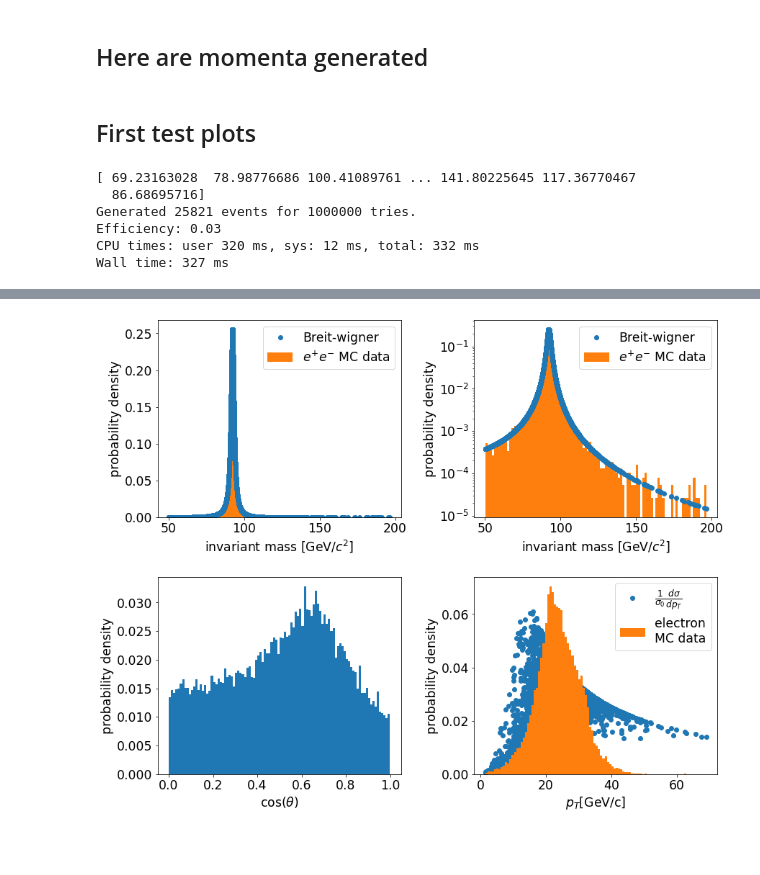
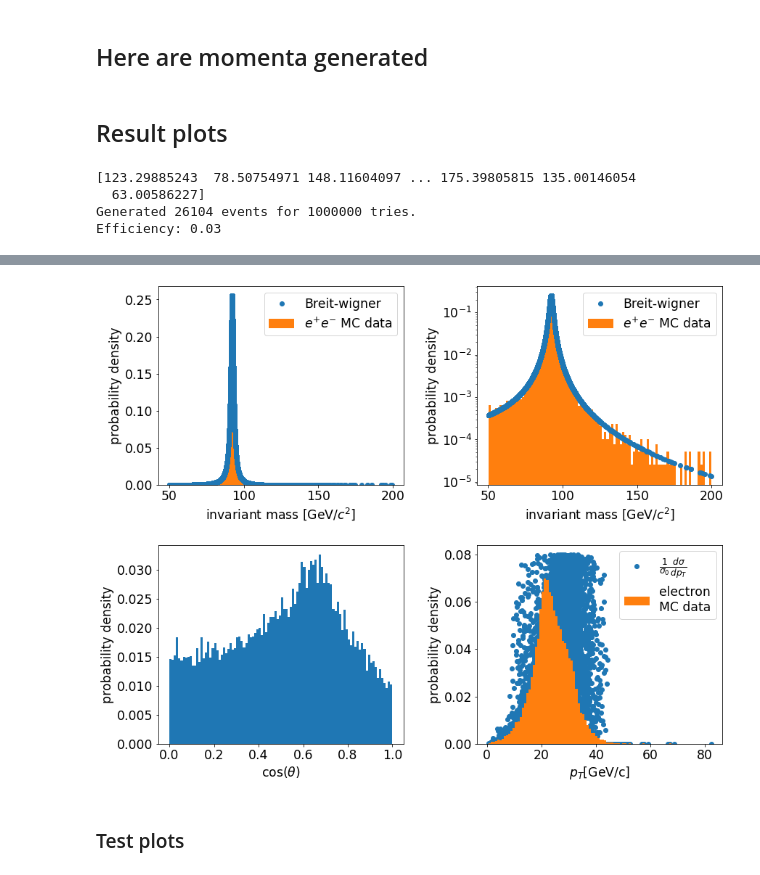
Before and after one commit to draczew23/MPPE_homeworks, a Jupyter notebook: hom1.ipynb, the cells around one changed output, grey strips where cells are left out. Drawn from its saved outputs; the diff is of its cells as text; code cells hidden in the pictures; blank space fills up the shorter version.

```diff
--- a/hom1.ipynb
+++ b/hom1.ipynb
@@ -134,7 +143,7 @@ print("Accepted events fraction:\t",energies.shape[0]/nPoints)
 # %%
 b = generateCandidateMomenta(energies)
 # %% [markdown]
-## First test plots
+## Result plots
 # %%
 %%time
 
@@ -176,15 +185,18 @@ axes[1,0].set_xlabel(r"$\cos(\theta)$")
 axes[1,0].set_ylabel("probability density")
 
 unicos = np.random.uniform(0, 1, size=len(invdpTcosTheta))  # probability distribution of cosTheta
-g = -cosTheta * invdpTcosTheta
+g = -unicos * invdpTcosTheta
 pT_dist = g
 pT_dist = np.where(pT_dist<0.08, pT_dist, 0)
+
+pT_dist2 = pT / (m_Z/2) ** 2/ np.sqrt(1-(pT / (m_Z/2)) ** 2)
+pT_dist2 = np.where(pT_dist2<0.08, pT_dist, 0)
 
 # plt.plot(pTnew, pT_dist, "o")
 
 # pT_dist = ...
 # pT_dist = np.where(pT_dist<0.08, pT_dist, 0)
-axes[1,1].plot(pTnew, pT_dist,"o" ,label=r"$\frac{1}{\sigma_{0}}\frac{d\sigma}{dp_{T}}$", zorder=1);
+axes[1,1].plot(pTnew, pT_dist2,"o" ,label=r"$\frac{1}{\sigma_{0}}\frac{d\sigma}{dp_{T}}$", zorder=1);
 axes[1,1].hist(pTnew, bins=100, density=True, label="electron\nMC data", zorder=2);
 axes[1,1].set_xlabel(r"$p_{T}$[GeV/c]")
 axes[1,1].set_ylabel("probability density")
@@ -192,9 +204,7 @@ axes[1,1].legend(loc="upper right");
 
 plt.subplots_adjust(bottom=0.15, left=0.05, right=0.95, wspace=0.3, hspace=0.3)
 # %% [output]
-[ 69.23163028  78.98776686 100.41089761 ... 141.80225645 117.36770467
-  86.68695716]
-Generated 25821 events for 1000000 tries.
+[123.29885243  78.50754971 148.11604097 ... 175.39805815 135.00146054
+  63.00586227]
+Generated 26104 events for 1000000 tries.
 Efficiency: 0.03
-CPU times: user 320 ms, sys: 12 ms, total: 332 ms
-Wall time: 327 ms
@@ -201,4 +213,6 @@ Wall time: 327 ms
-[figure, old version]
+[figure, new version]
+# %% [markdown]
+### Test plots
 # %%
 b = -cosTheta * invdpTcosTheta
 
```
Also changed, not shown: parts of 6 cells of this notebook, 8 other files.
